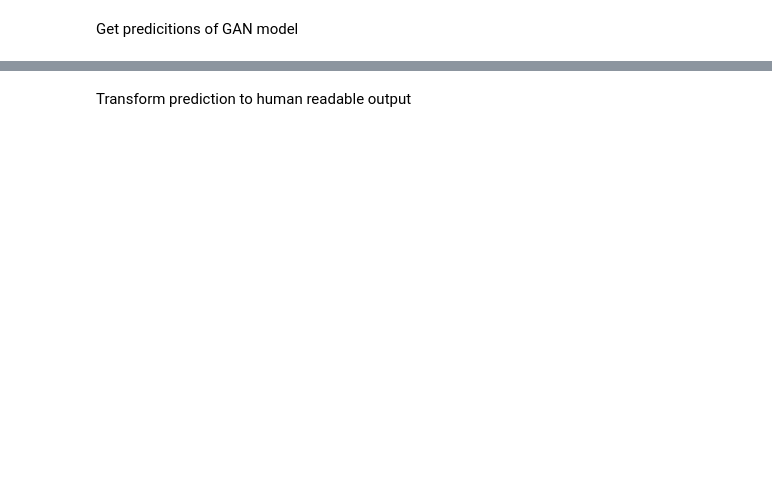
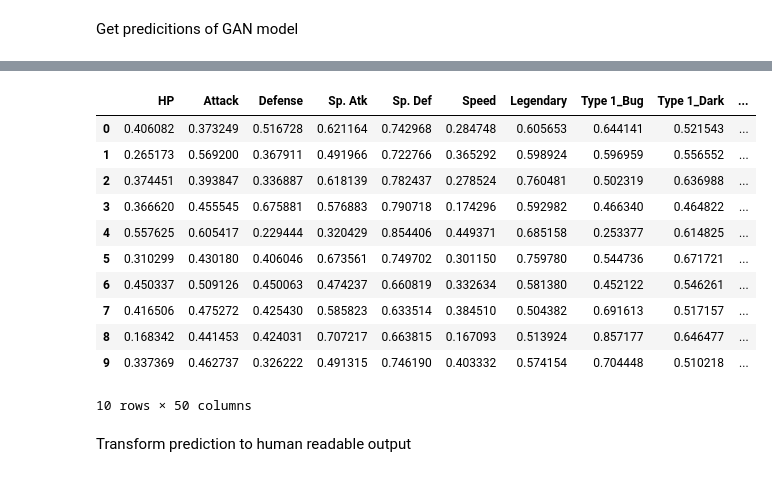
Before and after one commit to mdielacher/Pokemon, a Jupyter notebook: gan.ipynb, the cells around one changed output, grey strips where cells are left out. Cells and saved outputs as stored; diff of their text form; code cells hidden in the pictures; blank space fills up the shorter version.

```diff
--- a/gan.ipynb
+++ b/gan.ipynb
@@ -47,10 +40,8 @@ df_pokemon.head()
 # %% [markdown]
 Train GAN model
 # %%
-num_samples = 10
-num_features = df_pokemon.shape[1]
 noise = np.random.normal(0, 1, df_pokemon.shape)
-gan = GAN(data=df_pokemon, noise=noise, epochs=10)
+gan = GAN(data=df_pokemon, noise_dim=100, epochs=10, batch_size=32)
 generator = gan.create_generator()
 discriminator = gan.create_discriminator()
 gan_model = gan.compile(generator=generator, discriminator=discriminator)
@@ -62,9 +70,9 @@ ValueError: Arguments `target` and `output` must have the same shape. Received:
 # %% [markdown]
 Get predicitions of GAN model
 # %%
+generate_num = 10
+noise = np.random.normal(0, 1, (generate_num, 100))
 predicted_data = trained_gan.predict(noise)
 predicted_df = pd.DataFrame(predicted_data, columns=column_names)
 predicted_df.head(10)
-print(len(predicted_df))
-
-#distribution von numerischen Werten
+# %% [output]
@@ -71,3 +80,15 @@ print(len(predicted_df))
+|  | HP | Attack | Defense | Sp. Atk | Sp. Def | Speed | Legendary | Type 1_Bug | Type 1_Dark | ... |
+| 0 | 0.406082 | 0.373249 | 0.516728 | 0.621164 | 0.742968 | 0.284748 | 0.605653 | 0.644141 | 0.521543 | ... |
+| 1 | 0.265173 | 0.569200 | 0.367911 | 0.491966 | 0.722766 | 0.365292 | 0.598924 | 0.596959 | 0.556552 | ... |
+| 2 | 0.374451 | 0.393847 | 0.336887 | 0.618139 | 0.782437 | 0.278524 | 0.760481 | 0.502319 | 0.636988 | ... |
+| 3 | 0.366620 | 0.455545 | 0.675881 | 0.576883 | 0.790718 | 0.174296 | 0.592982 | 0.466340 | 0.464822 | ... |
+| 4 | 0.557625 | 0.605417 | 0.229444 | 0.320429 | 0.854406 | 0.449371 | 0.685158 | 0.253377 | 0.614825 | ... |
+| 5 | 0.310299 | 0.430180 | 0.406046 | 0.673561 | 0.749702 | 0.301150 | 0.759780 | 0.544736 | 0.671721 | ... |
+| 6 | 0.450337 | 0.509126 | 0.450063 | 0.474237 | 0.660819 | 0.332634 | 0.581380 | 0.452122 | 0.546261 | ... |
+| 7 | 0.416506 | 0.475272 | 0.425430 | 0.585823 | 0.633514 | 0.384510 | 0.504382 | 0.691613 | 0.517157 | ... |
+| 8 | 0.168342 | 0.441453 | 0.424031 | 0.707217 | 0.663815 | 0.167093 | 0.513924 | 0.857177 | 0.646477 | ... |
+| 9 | 0.337369 | 0.462737 | 0.326222 | 0.491315 | 0.746190 | 0.403332 | 0.574154 | 0.704448 | 0.510218 | ... |
+10 rows × 50 columns
 # %% [markdown]
 Transform prediction to human readable output
 # %%
```
Also changed, not shown: parts of 10 cells of this notebook, 1 other file.
